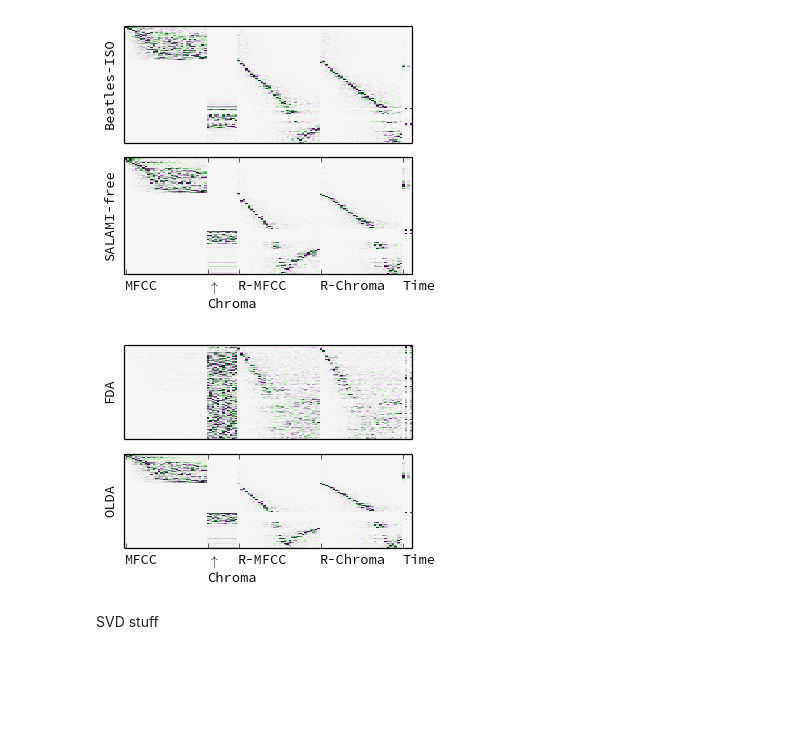
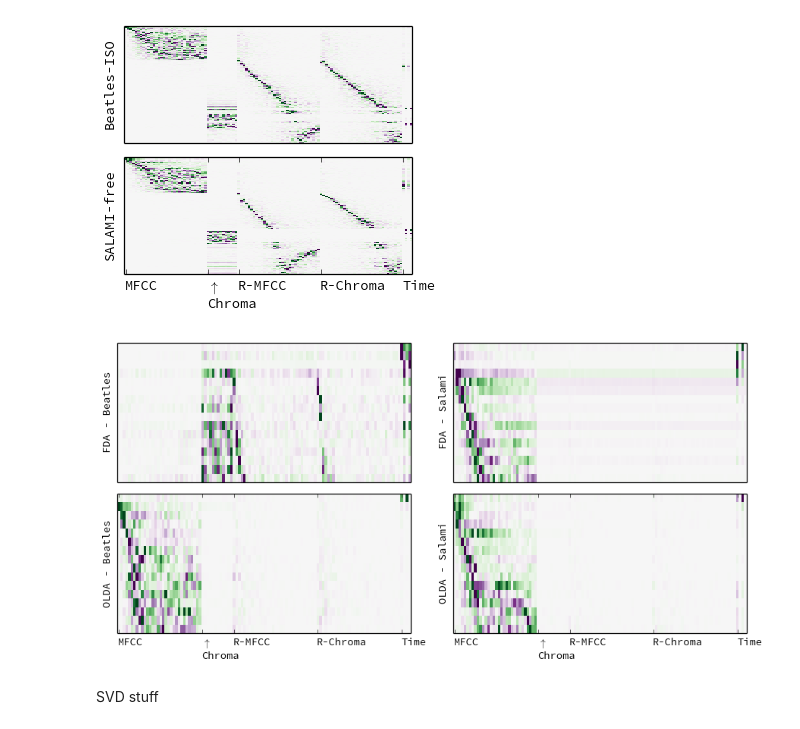
Before and after one commit to bmcfee/olda, a Jupyter notebook: code/ICASSP 2013 - Segmentation.ipynb, the cells around one changed output. Cells and saved outputs as stored; diff of their text form; code cells hidden in the pictures; blank space fills up the shorter version.

Commit message:
slight change in olda formulation

```diff
--- a/code/ICASSP 2013 - Segmentation.ipynb
+++ b/code/ICASSP 2013 - Segmentation.ipynb
@@ -415,30 +415,41 @@ savefig('/home/bmcfee/git/olda/paper/figs/w.pdf', format='pdf', pad_inches=0, tr
 # %% [output]
 [figure]
 # %%
-model_fda_beatles = np.load('/home/bmcfee/git/olda/data/model_fda_beatles.npy')
-model_olda_beatles  = np.load('/home/bmcfee/git/olda/data/model_olda_beatles.npy')
-figure(figsize=(4,3))
-subplot(211)
+model_fda_beatles = np.load('/home/bmcfee/git/olda/data/model_fda_beatles.npy')[:16]
+model_fda_salami = np.load('/home/bmcfee/git/olda/data/model_fda_salami.npy')[:16]
+model_olda_beatles  = np.load('/home/bmcfee/git/olda/data/model_olda_beatles.npy')[:16]
+model_olda_salami = np.load('/home/bmcfee/git/olda/data/model_olda_salami.npy')[:16]
+
+figure(figsize=(10,5))
+subplot(221)
 imshow(model_fda_beatles, aspect='auto', interpolation='none', cmap='PRGn_r')
-ylabel('FDA')
+ylabel('FDA - Beatles')
 yticks([])
-#ylabel("More important $\\rightarrow$")
-#xticks([0, 32, 44, 76, 108], ['MFCC', 'Chroma', 'Rep-M', 'Rep-C', 'Time'], rotation=-30, horizontalalignment='left')
 xticks([])
-#colorbar()
 
-subplot(212)
-imshow(model_salami, aspect='auto', interpolation='none', cmap='PRGn_r')
-ylabel('OLDA')
-#colorbar(orientation='horizontal')
-#ylabel("More important $\\rightarrow$")
+subplot(222)
+imshow(model_fda_salami, aspect='auto', interpolation='none', cmap='PRGn_r')
+ylabel('FDA - Salami')
+yticks([])
+xticks([])
+
+subplot(223)
+imshow(model_olda_beatles, aspect='auto', interpolation='none', cmap='PRGn_r')
+ylabel('OLDA - Beatles')
 yticks([])
 xticks([0, 32, 44, 76, 108], ['MFCC', '$\uparrow$\nChroma', 'R-MFCC', 'R-Chroma', 'Time'], horizontalalignment='left')
 
+subplot(224)
+imshow(model_olda_salami, aspect='auto', interpolation='none', cmap='PRGn_r')
+ylabel('OLDA - Salami')
+yticks([])
+xticks([])
+xticks([0, 32, 44, 76, 108], ['MFCC', '$\uparrow$\nChroma', 'R-MFCC', 'R-Chroma', 'Time'], horizontalalignment='left')
+
 tight_layout()
-savefig('/home/bmcfee/git/olda/paper/figs/fda-vs-olda.pdf', format='pdf', pad_inches=0, transparent=True)
+#savefig('/home/bmcfee/git/olda/paper/figs/fda-vs-olda.pdf', format='pdf', pad_inches=0, transparent=True)
 # %% [output]
-[figure, old version]
+[figure, new version]
 # %% [markdown]
 SVD stuff
 # %%
```
Also changed, not shown: 2 other files.
